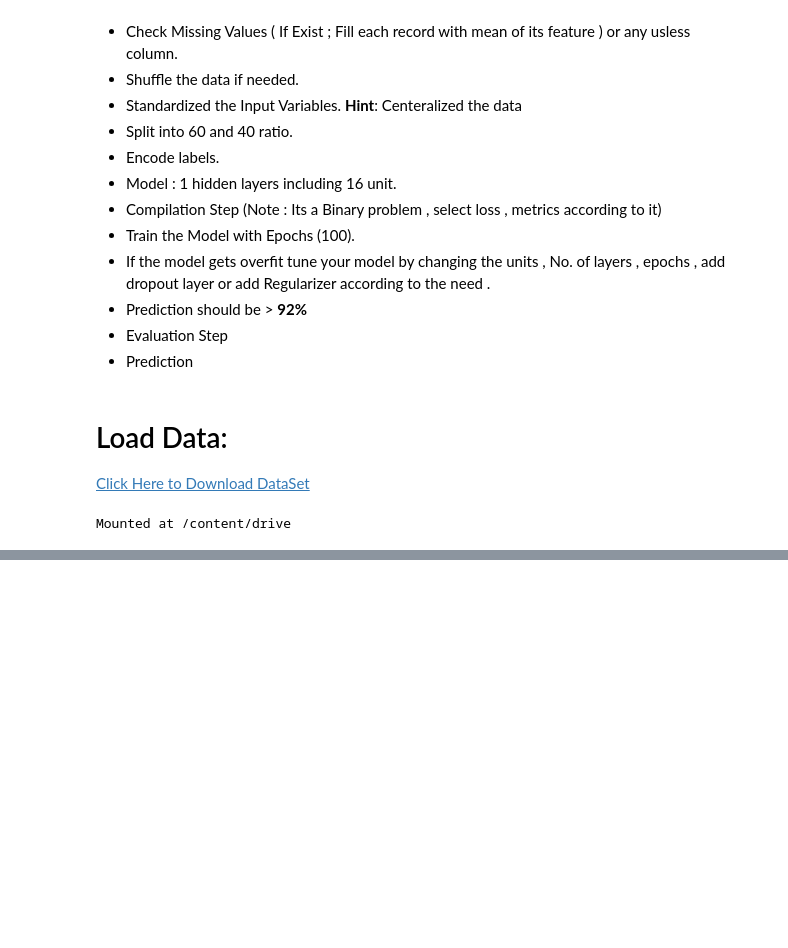
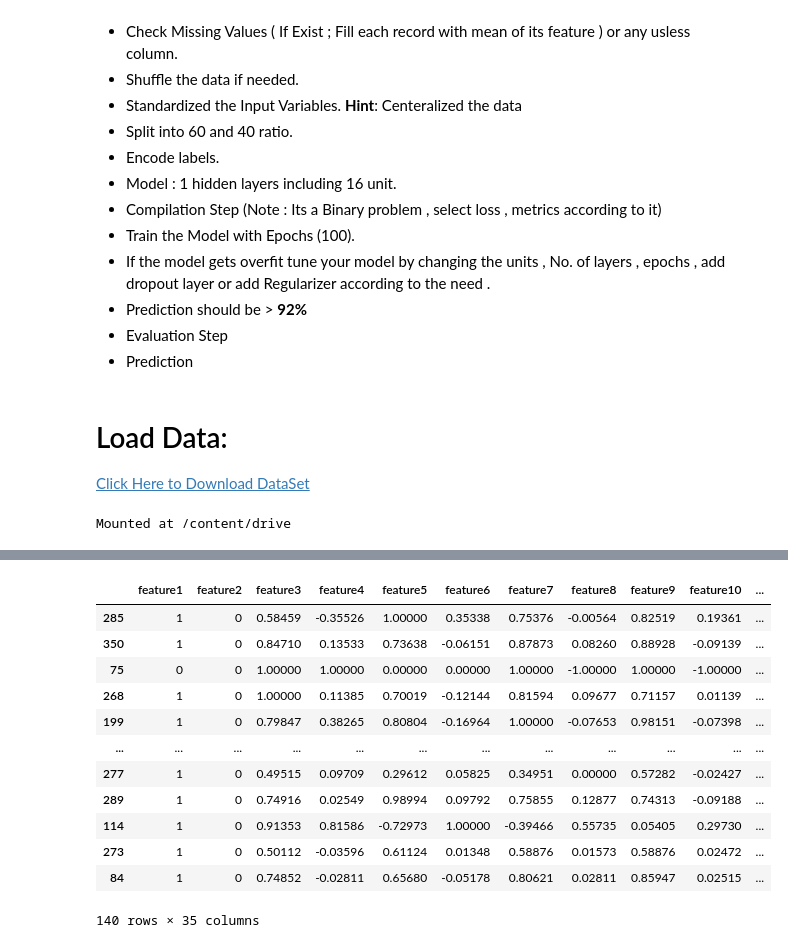
Before and after one commit to SyedHuzaifa007/PIAIC-Deep-Learning-Assignment, a Jupyter notebook: Ionosphere_Assignment.ipynb, the cells around one changed output, grey strips where cells are left out. Drawn from its saved outputs; the diff is of its cells as text; code cells hidden in the pictures; blank space fills up the shorter version.

```diff
--- a/Ionosphere_Assignment.ipynb
+++ b/Ionosphere_Assignment.ipynb
@@ -81,0 +166,18 @@ import pandas as pd
+# %%
+# Testing Data
+test_data = df.iloc[211:,:]
+test_data
+# %% [output]
+|  | feature1 | feature2 | feature3 | feature4 | feature5 | feature6 | feature7 | feature8 | feature9 | feature10 | ... |
+| 285 | 1 | 0 | 0.58459 | -0.35526 | 1.00000 | 0.35338 | 0.75376 | -0.00564 | 0.82519 | 0.19361 | ... |
+| 350 | 1 | 0 | 0.84710 | 0.13533 | 0.73638 | -0.06151 | 0.87873 | 0.08260 | 0.88928 | -0.09139 | ... |
+| 75 | 0 | 0 | 1.00000 | 1.00000 | 0.00000 | 0.00000 | 1.00000 | -1.00000 | 1.00000 | -1.00000 | ... |
+| 268 | 1 | 0 | 1.00000 | 0.11385 | 0.70019 | -0.12144 | 0.81594 | 0.09677 | 0.71157 | 0.01139 | ... |
+| 199 | 1 | 0 | 0.79847 | 0.38265 | 0.80804 | -0.16964 | 1.00000 | -0.07653 | 0.98151 | -0.07398 | ... |
+| ... | ... | ... | ... | ... | ... | ... | ... | ... | ... | ... | ... |
+| 277 | 1 | 0 | 0.49515 | 0.09709 | 0.29612 | 0.05825 | 0.34951 | 0.00000 | 0.57282 | -0.02427 | ... |
+| 289 | 1 | 0 | 0.74916 | 0.02549 | 0.98994 | 0.09792 | 0.75855 | 0.12877 | 0.74313 | -0.09188 | ... |
+| 114 | 1 | 0 | 0.91353 | 0.81586 | -0.72973 | 1.00000 | -0.39466 | 0.55735 | 0.05405 | 0.29730 | ... |
+| 273 | 1 | 0 | 0.50112 | -0.03596 | 0.61124 | 0.01348 | 0.58876 | 0.01573 | 0.58876 | 0.02472 | ... |
+| 84 | 1 | 0 | 0.74852 | -0.02811 | 0.65680 | -0.05178 | 0.80621 | 0.02811 | 0.85947 | 0.02515 | ... |
+140 rows × 35 columns
```
Also changed, not shown: parts of 9 cells of this notebook.
